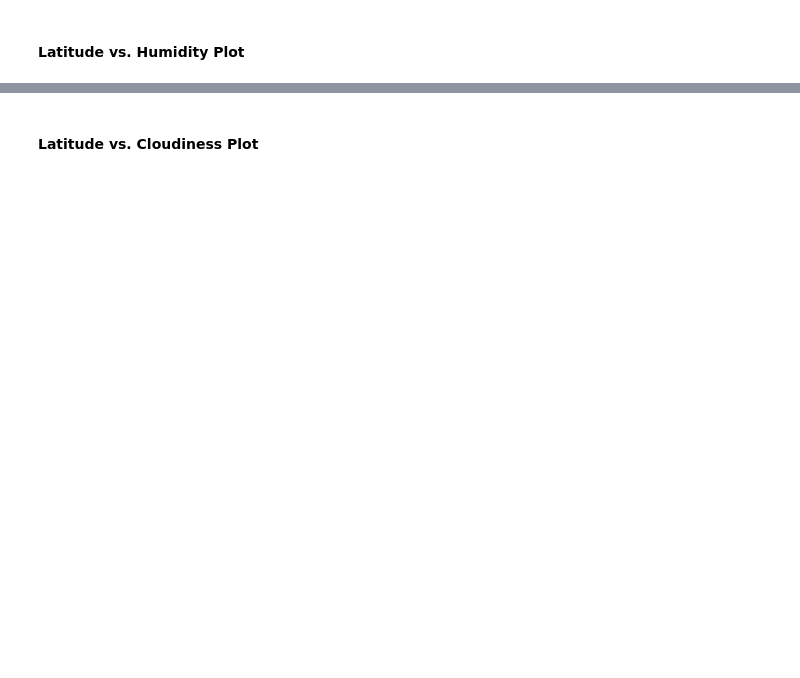
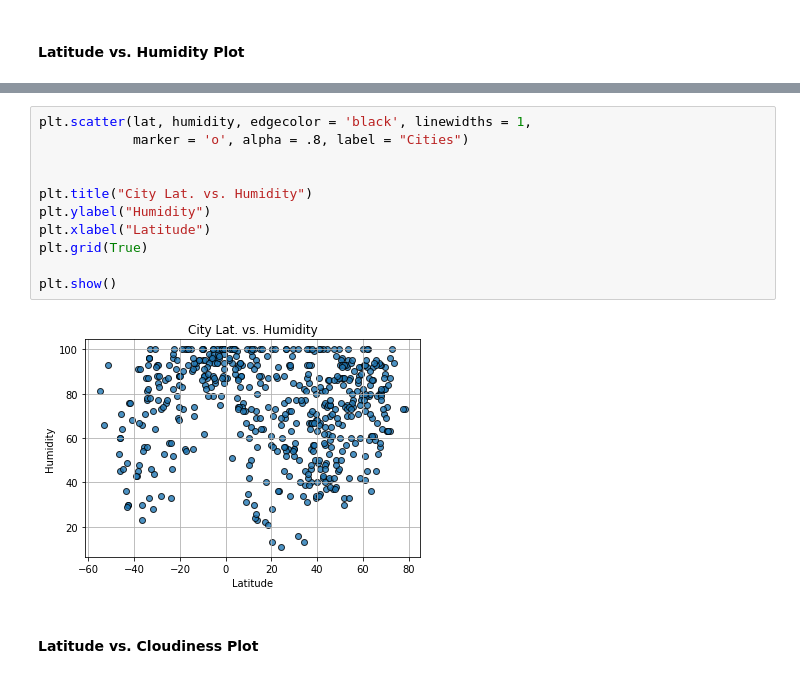
Before and after one commit to drivera537/API_Python, a Jupyter notebook: Instructions/starter_code/WeatherPy.ipynb, the cells around one changed output, grey strips where cells are left out. Saved outputs shown, nothing was run; the diff lists cells and outputs as text; blank space fills up the shorter version.

```diff
--- a/Instructions/starter_code/WeatherPy.ipynb
+++ b/Instructions/starter_code/WeatherPy.ipynb
@@ -138,2 +229,15 @@ dtype: int64
+# %%
+plt.scatter(lat, humidity, edgecolor = 'black', linewidths = 1,
+            marker = 'o', alpha = .8, label = "Cities")
+
+
+plt.title("City Lat. vs. Humidity")
+plt.ylabel("Humidity")
+plt.xlabel("Latitude")
+plt.grid(True)
+
+plt.show()
+# %% [output]
+[figure, added]
 # %% [markdown]
 #### Latitude vs. Cloudiness Plot
```
Also changed, not shown: parts of 17 cells of this notebook, 2 other files.
